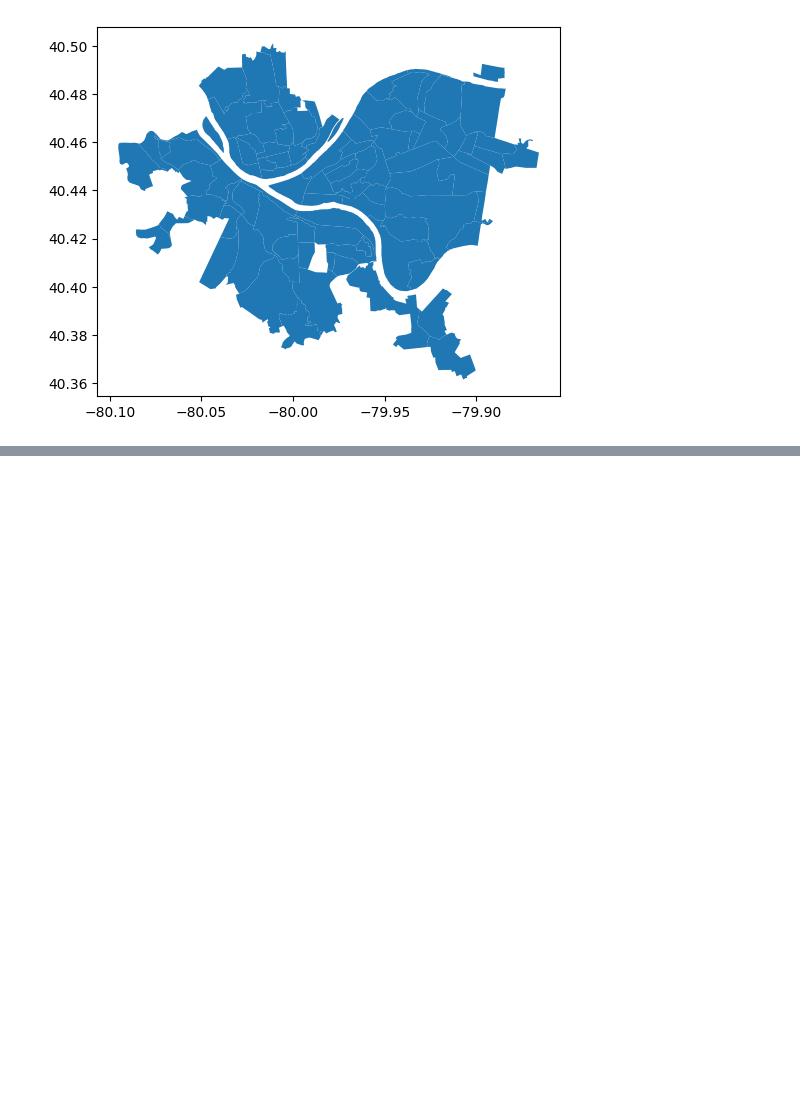
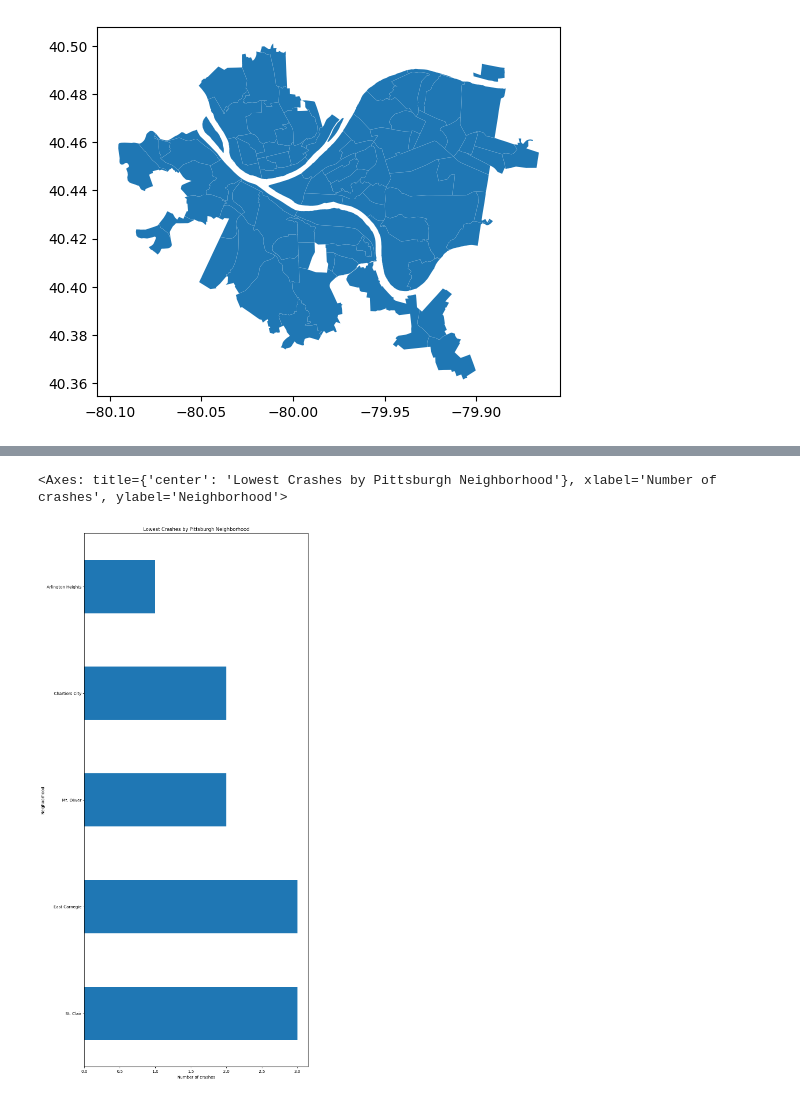
Before and after one commit to jrh315/CMPINF-0010-Final-Project, a Jupyter notebook: sas547_notebook.ipynb, the cells around one changed output, grey strips where cells are left out. Cells and saved outputs as stored; diff of their text form; code cells hidden in the pictures; blank space fills up the shorter version.

```diff
--- a/sas547_notebook.ipynb
+++ b/sas547_notebook.ipynb
@@ -73,0 +88,10 @@ True
+# %%
+joined["neighborhood"].value_counts().tail(5).plot.barh(
+    figsize=(10, 24),
+    title="Lowest Crashes by Pittsburgh Neighborhood",
+    xlabel="Number of crashes",
+    ylabel="Neighborhood",
+)
+# %% [output]
+<Axes: title={'center': 'Lowest Crashes by Pittsburgh Neighborhood'}, xlabel='Number of crashes', ylabel='Neighborhood'>
+[figure, added]
```
Also changed, not shown: parts of 3 cells of this notebook, 1 other file.
